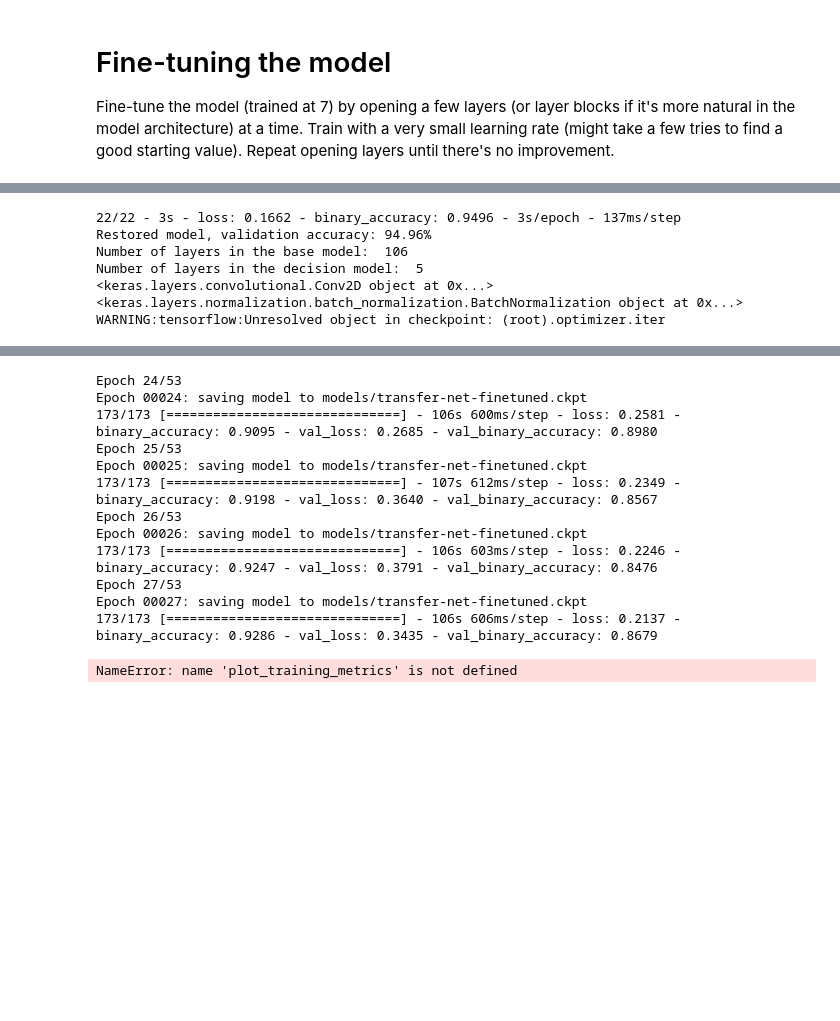
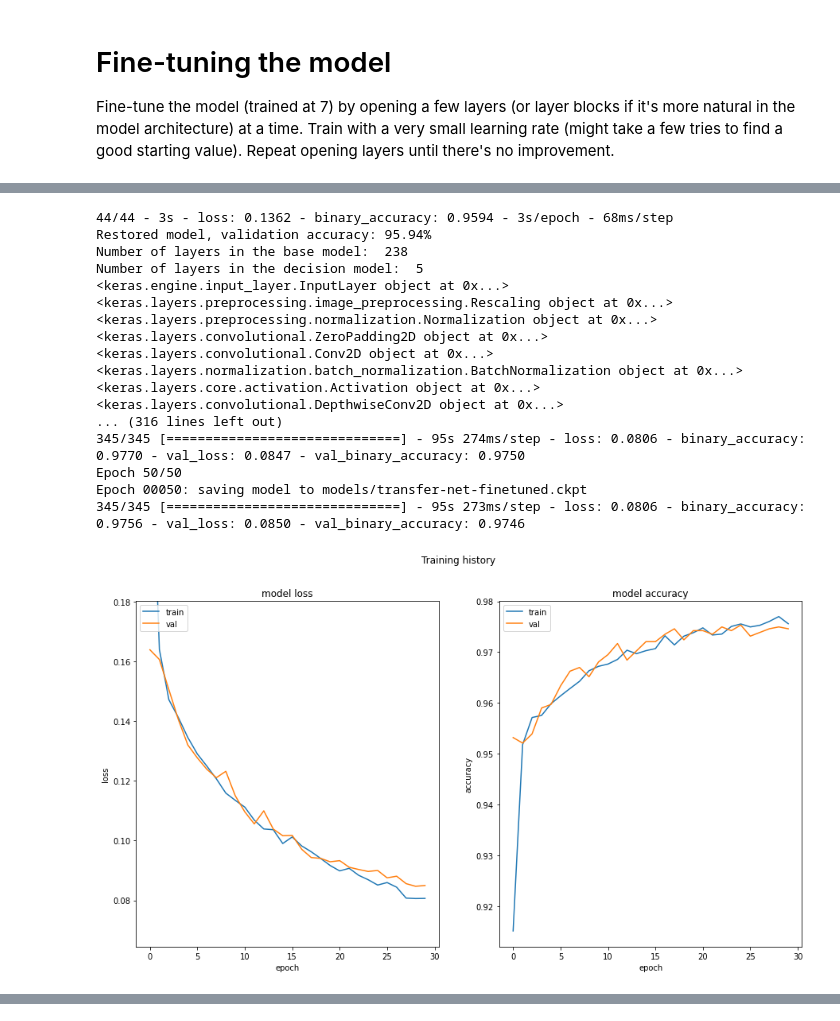
Before and after one commit to oskarikerppo/transfer-learning, a Jupyter notebook: deep_learning_project_work.ipynb, the cells around one changed output, grey strips where cells are left out. Saved outputs shown, nothing was run; the diff lists cells and outputs as text; code cells hidden in the pictures; blank space fills up the shorter version.

```diff
--- a/deep_learning_project_work.ipynb
+++ b/deep_learning_project_work.ipynb
@@ -308,45 +312,56 @@ for layer in base_model.layers:
   layer.trainable = False
 
 # freeze the base model layers
-for layer in base_model.layers[1:3]: # Train the first convolutional layer
+for layer in base_model.layers: # Here you could fine tune the model layer by layer, we will try whole model
   print(layer)
   layer.trainable = True
 
 adam = tf.keras.optimizers.Adam(
-    learning_rate=0.00001, beta_1=0.9, beta_2=0.999, epsilon=1e-07, amsgrad=False)
+    learning_rate=1e-5, beta_1=0.9, beta_2=0.999, epsilon=1e-07, amsgrad=False)
 
 model.compile(optimizer=adam,
               loss='binary_crossentropy',
               metrics=tf.keras.metrics.BinaryAccuracy())
 
 ft_checkpoint_path = "models/transfer-net-finetuned.ckpt"
 ft_checkpoint_dir = os.path.dirname(ft_checkpoint_path)
 
 # Create a callback that saves the model's weights
 cp_callback = tf.keras.callbacks.ModelCheckpoint(filepath=ft_checkpoint_path,
                                                  save_weights_only=True,
                                                  verbose=1)
 
 callbacks = [tf.keras.callbacks.EarlyStopping(monitor='val_loss', patience=3, restore_best_weights=True), cp_callback]
 
 fine_tune_epochs = 30
-total_epochs =  23 + 30#history.epoch[-1] + fine_tune_epochs
+total_epochs =  history.epoch[-1] + fine_tune_epochs
 
 history_fine = model.fit(train_ds,
                          epochs=total_epochs,
                          initial_epoch=total_epochs - fine_tune_epochs,
                          validation_data=val_ds,
                          callbacks=callbacks)
 
 plot_training_metrics(history_fine)
 # Re-evaluate the model
 loss, acc = model.evaluate(val_ds, verbose=2)
 print("Fine-tuned model, validation accuracy: {:5.2f}%".format(100 * acc))
 # %% [output]
-22/22 - 3s - loss: 0.1662 - binary_accuracy: 0.9496 - 3s/epoch - 137ms/step
-Restored model, validation accuracy: 94.96%
-Number of layers in the base model:  106
+44/44 - 3s - loss: 0.1362 - binary_accuracy: 0.9594 - 3s/epoch - 68ms/step
+Restored model, validation accuracy: 95.94%
+Number of layers in the base model:  238
 Number of layers in the decision model:  5
+<keras.engine.input_layer.InputLayer object at 0x...>
+<keras.layers.preprocessing.image_preprocessing.Rescaling object at 0x...>
+<keras.layers.preprocessing.normalization.Normalization object at 0x...>
+<keras.layers.convolutional.ZeroPadding2D object at 0x...>
 <keras.layers.convolutional.Conv2D object at 0x...>
 <keras.layers.normalization.batch_normalization.BatchNormalization object at 0x...>
-WARNING:tensorflow:Unresolved object in checkpoint: (root).optimizer.iter
+<keras.layers.core.activation.Activation object at 0x...>
+<keras.layers.convolutional.DepthwiseConv2D object at 0x...>
+... (316 lines left out)
+345/345 [==============================] - 95s 274ms/step - loss: 0.0806 - binary_accuracy: 0.9770 - val_loss: 0.0847 - val_binary_accuracy: 0.9750
+Epoch 50/50
+Epoch 00050: saving model to models/transfer-net-finetuned.ckpt
+345/345 [==============================] - 95s 273ms/step - loss: 0.0806 - binary_accuracy: 0.9756 - val_loss: 0.0850 - val_binary_accuracy: 0.9746
+[figure, added]
@@ -364,14 +370 @@ WARNING:tensorflow:A checkpoint was restored (e.g. tf.train.Checkpoint.restore o
-Epoch 24/53
-Epoch 00024: saving model to models/transfer-net-finetuned.ckpt
-173/173 [==============================] - 106s 600ms/step - loss: 0.2581 - binary_accuracy: 0.9095 - val_loss: 0.2685 - val_binary_accuracy: 0.8980
-Epoch 25/53
-Epoch 00025: saving model to models/transfer-net-finetuned.ckpt
-173/173 [==============================] - 107s 612ms/step - loss: 0.2349 - binary_accuracy: 0.9198 - val_loss: 0.3640 - val_binary_accuracy: 0.8567
-Epoch 26/53
-Epoch 00026: saving model to models/transfer-net-finetuned.ckpt
-173/173 [==============================] - 106s 603ms/step - loss: 0.2246 - binary_accuracy: 0.9247 - val_loss: 0.3791 - val_binary_accuracy: 0.8476
-Epoch 27/53
-Epoch 00027: saving model to models/transfer-net-finetuned.ckpt
-173/173 [==============================] - 106s 606ms/step - loss: 0.2137 - binary_accuracy: 0.9286 - val_loss: 0.3435 - val_binary_accuracy: 0.8679
-NameError: name 'plot_training_metrics' is not defined
 # %% [markdown]
```
Also changed, not shown: parts of 20 cells of this notebook, 5 other files.
